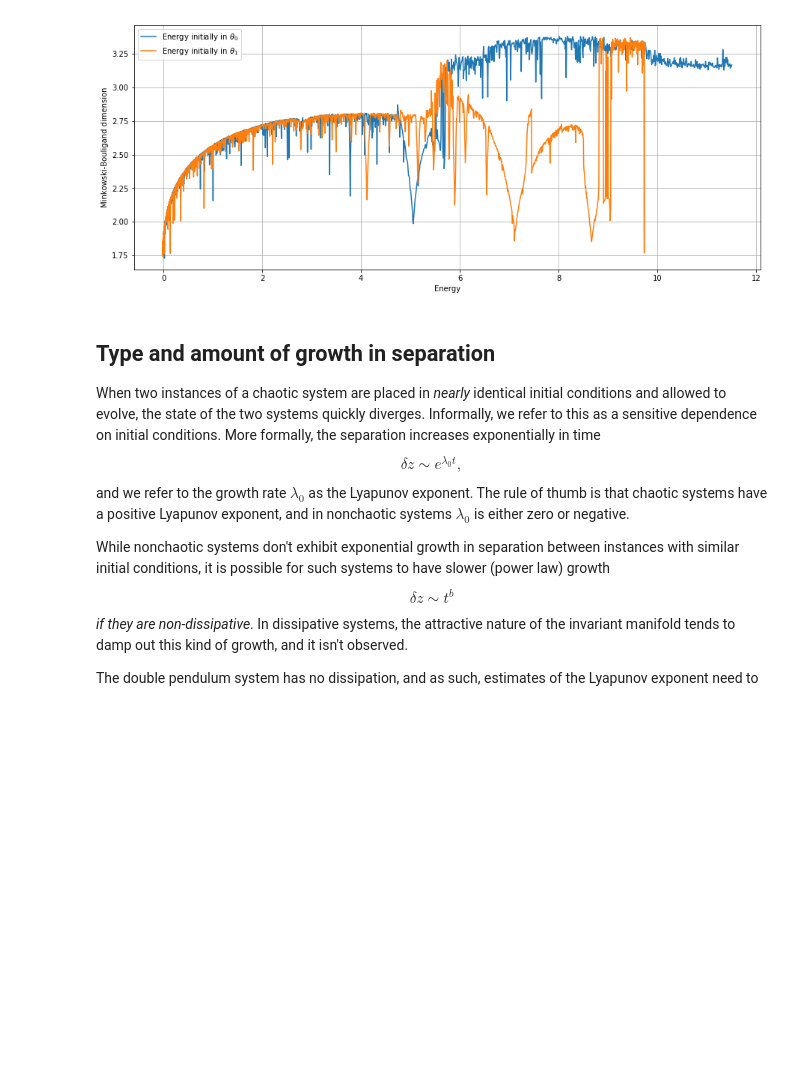
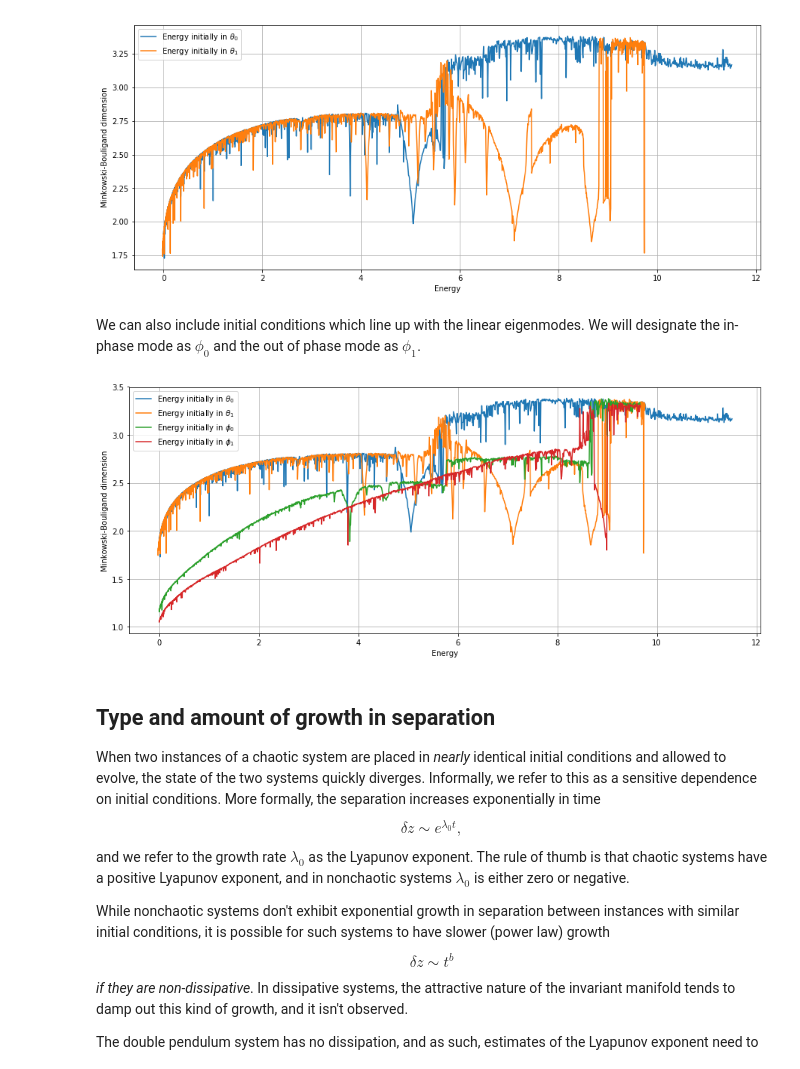
Before and after one commit to tachycline/multipendulum, a Jupyter notebook: Results.ipynb, the cells around one changed output. Saved outputs shown, nothing was run; the diff lists cells and outputs as text; code cells hidden in the pictures; blank space fills up the shorter version.

```diff
--- a/Results.ipynb
+++ b/Results.ipynb
@@ -34,6 +34,27 @@ plt.xlabel("Energy")
 plt.grid()
 # %% [output]
 [figure]
+# %% [markdown]
+We can also include initial conditions which line up with the linear eigenmodes. We will designate the in-phase mode as $\phi_0$ and the out of phase mode as $\phi_1$.
+# %%
+phi0res = pd.read_pickle("phi0-1600-20-MB.pkl")
+phi1res = pd.read_pickle("phi1-1600-20-MB.pkl")
+# %%
+E0 = theta0res.energy.iloc[0]
+plt.plot(theta0res.energy-E0, theta0res.MBdim, color="C0", label=r"Energy initially in $\theta_0$")
+plt.plot(theta1res.energy-E0, theta1res.MBdim, color="C1", label=r"Energy initially in $\theta_1$")
+plt.plot(phi0res.energy-E0-5.0, phi0res.MBdim, color="C2", label=r"Energy initially in $\phi_0$")
+plt.plot(phi1res.energy-E0-5.0, phi1res.MBdim, color="C3", label=r"Energy initially in $\phi_1$")
+
+fig = plt.gcf()
+fig.set_figwidth(15)
+fig.set_figheight(6)
+plt.legend(loc="upper left", bbox_to_anchor=(0,1))
+plt.ylabel("Minkowski-Bouligand dimension")
+plt.xlabel("Energy")
+plt.grid()
+# %% [output]
+[figure, added]
 # %% [markdown]
 ## Type and amount of growth in separation
 
```
Also changed, not shown: parts of 15 cells of this notebook.
